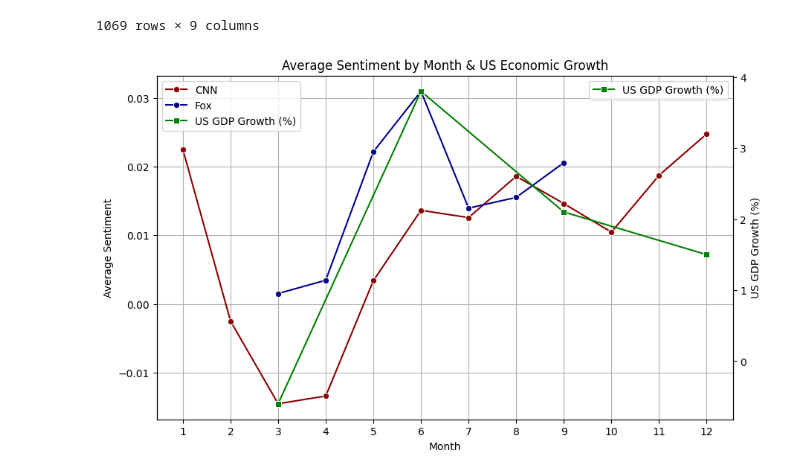
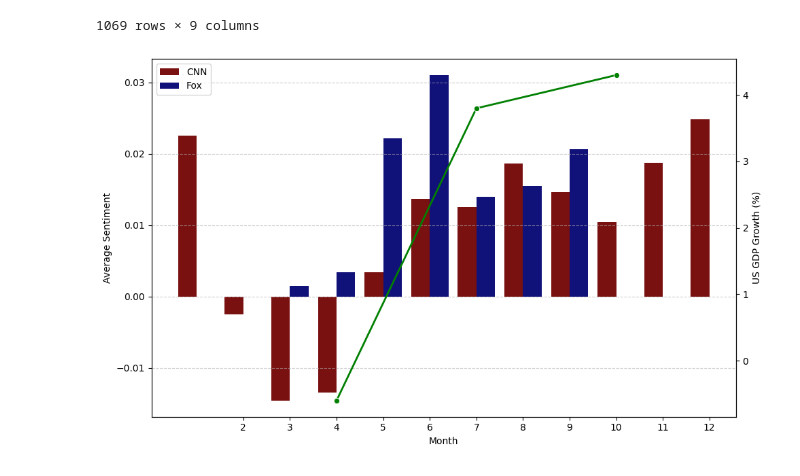
Before and after one commit to Enkhsaikhan-u/Text_as_data_final_project, a Jupyter notebook: analysis/analysis.ipynb, the cells around one changed output. Drawn from its saved outputs; the diff is of its cells as text; code cells hidden in the pictures.

```diff
--- a/analysis/analysis.ipynb
+++ b/analysis/analysis.ipynb
@@ -294,7 +294,0 @@ plt.show()
-# %%
-from transformers import pipeline
-classifier = pipeline("zero-shot-classification")
-text = "US GDP grew 3% in Q4 2025."
-candidate_labels = ["GDP", "Inflation", "Tax", "Trade War"]
-result = classifier(text, candidate_labels)
-print(result)
@@ -391,52 +382,58 @@ df
 # Aggregate sentiment by month and source
 monthly_sentiment = df.groupby(['month', 'source'])['sentiment'].mean().reset_index()
 
-# Define custom colors
+# Custom colors
 custom_palette = {"CNN": "darkred", "Fox": "darkblue"}
 
-# Example U.S. economic growth per quarter
-# We'll map it roughly to months: Q1 -> Mar, Q2 -> Jun, Q3 -> Sep, Q4 -> Dec
+# Example U.S. economic growth data (mapped to months)
 growth_data = pd.DataFrame({
-    'month': [3, 6, 9, 12],
-    'GDP_growth': [-0.6, 3.8, 2.1, 1.5]  # Replace with your Q3/Q4 numbers
+    'month': [3, 6, 9],
+    'GDP_growth': [-0.6, 3.8, 4.3]
 })
 
-# Plot sentiment
-fig, ax1 = plt.subplots(figsize=(10,6))
+# Plot
+fig, ax1 = plt.subplots(figsize=(10, 6))
 
-sns.lineplot(
+# --- BAR PLOT for sentiment ---
+sns.barplot(
     data=monthly_sentiment,
     x='month',
     y='sentiment',
     hue='source',
-    marker='o',
     palette=custom_palette,
     ax=ax1
 )
+
 ax1.set_xlabel('Month')
 ax1.set_ylabel('Average Sentiment')
-ax1.set_xticks(range(1,13))
-ax1.grid(True)
+ax1.set_xticks(range(1, 13))
+ax1.grid(axis='y', linestyle='--', alpha=0.6)
 
-# Plot GDP growth on secondary y-axis
+# --- LINE PLOT for GDP growth (secondary axis) ---
 ax2 = ax1.twinx()
 sns.lineplot(
     data=growth_data,
     x='month',
     y='GDP_growth',
+    marker='o',
+    linewidth=2,
     color='green',
-    marker='s',
-    ax=ax2,
-    label='US GDP Growth (%)'
+    ax=ax2
 )
+
 ax2.set_ylabel('US GDP Growth (%)')
 
-# Combine legends
-lines, labels = ax1.get_legend_handles_labels()
-lines2, labels2 = ax2.get_legend_handles_labels()
-ax1.legend(lines + lines2, labels + labels2, loc='upper left')
+# --- Combine legends ---
+handles1, labels1 = ax1.get_legend_handles_labels()
+handles2, labels2 = ax2.get_legend_handles_labels()
 
-plt.title('Average Sentiment by Month & US Economic Growth')
+ax1.legend(
+    handles1 + handles2,
+    labels1 + labels2,
+    loc='upper left'
+)
+
+plt.tight_layout()
 plt.show()
 # %% [output]
-[figure, old version]
+[figure, new version]
```
Also changed, not shown: parts of 10 cells of this notebook, 1 other file.
